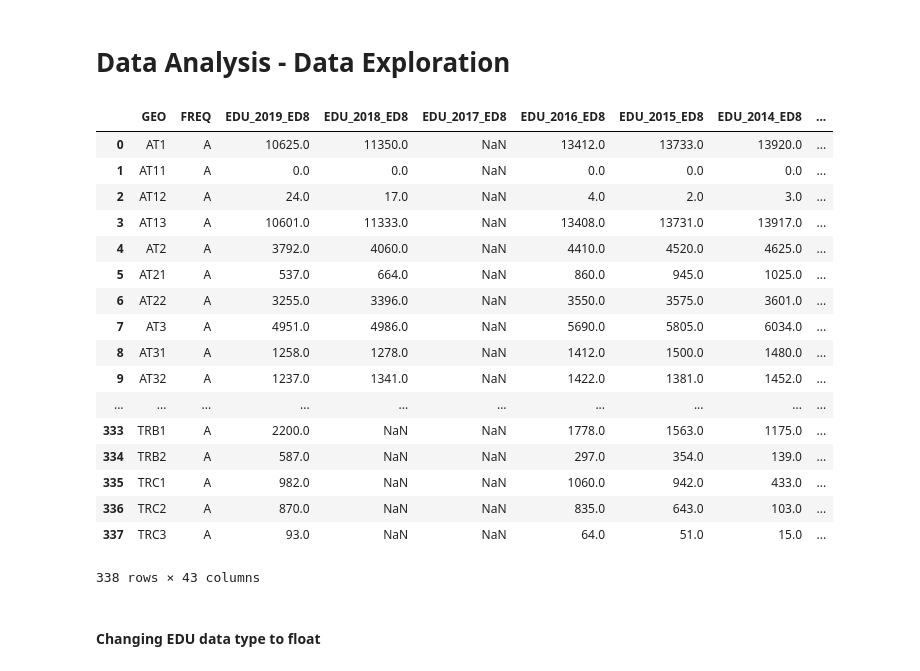
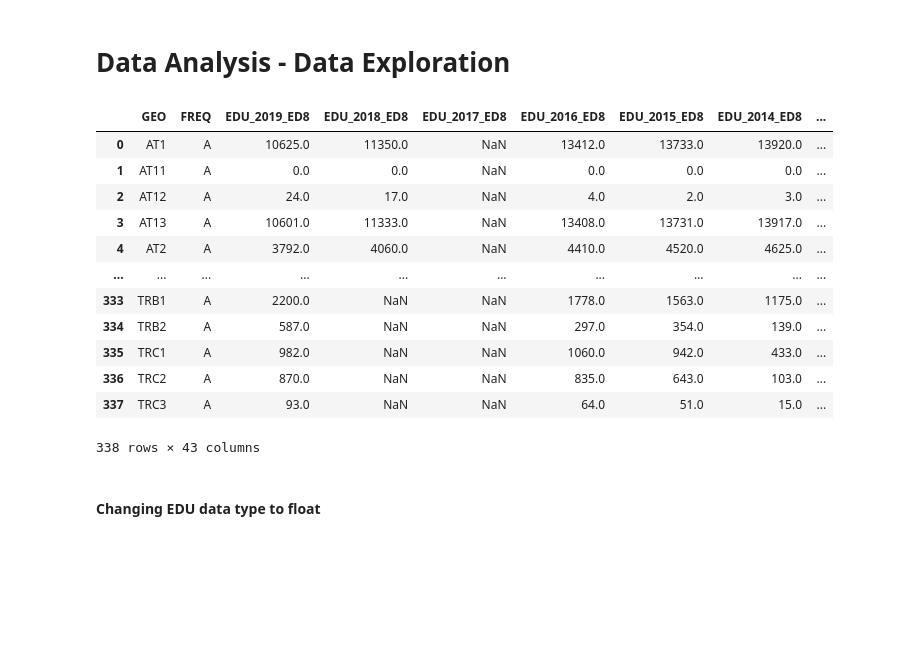
Before and after one commit to venkateshIedge7/CDC_Assignment1, a Jupyter notebook: Data_Analysis .ipynb, the cells around one changed output. Cells and saved outputs as stored; diff of their text form; code cells hidden in the pictures; blank space fills up the shorter version.

```diff
--- a/Data_Analysis .ipynb
+++ b/Data_Analysis .ipynb
@@ -18,19 +20,14 @@ from yellowbrick.cluster import SilhouetteVisualizer
 # %%
 NUTS2_GDP_EDU = pd.read_pickle("NUTS2.pkl")
-pd.set_option('display.max_rows', None)
+pd.set_option('display.max_rows', 100)
 NUTS2_GDP_EDU
 # %% [output]
 |  | GEO | FREQ | EDU_2019_ED8 | EDU_2018_ED8 | EDU_2017_ED8 | EDU_2016_ED8 | EDU_2015_ED8 | EDU_2014_ED8 | ... |
 | 0 | AT1 | A | 10625.0 | 11350.0 | NaN | 13412.0 | 13733.0 | 13920.0 | ... |
 | 1 | AT11 | A | 0.0 | 0.0 | NaN | 0.0 | 0.0 | 0.0 | ... |
 | 2 | AT12 | A | 24.0 | 17.0 | NaN | 4.0 | 2.0 | 3.0 | ... |
 | 3 | AT13 | A | 10601.0 | 11333.0 | NaN | 13408.0 | 13731.0 | 13917.0 | ... |
 | 4 | AT2 | A | 3792.0 | 4060.0 | NaN | 4410.0 | 4520.0 | 4625.0 | ... |
-| 5 | AT21 | A | 537.0 | 664.0 | NaN | 860.0 | 945.0 | 1025.0 | ... |
-| 6 | AT22 | A | 3255.0 | 3396.0 | NaN | 3550.0 | 3575.0 | 3601.0 | ... |
-| 7 | AT3 | A | 4951.0 | 4986.0 | NaN | 5690.0 | 5805.0 | 6034.0 | ... |
-| 8 | AT31 | A | 1258.0 | 1278.0 | NaN | 1412.0 | 1500.0 | 1480.0 | ... |
-| 9 | AT32 | A | 1237.0 | 1341.0 | NaN | 1422.0 | 1381.0 | 1452.0 | ... |
 | ... | ... | ... | ... | ... | ... | ... | ... | ... | ... |
 | 333 | TRB1 | A | 2200.0 | NaN | NaN | 1778.0 | 1563.0 | 1175.0 | ... |
 | 334 | TRB2 | A | 587.0 | NaN | NaN | 297.0 | 354.0 | 139.0 | ... |
```
Also changed, not shown: parts of 18 cells of this notebook.
